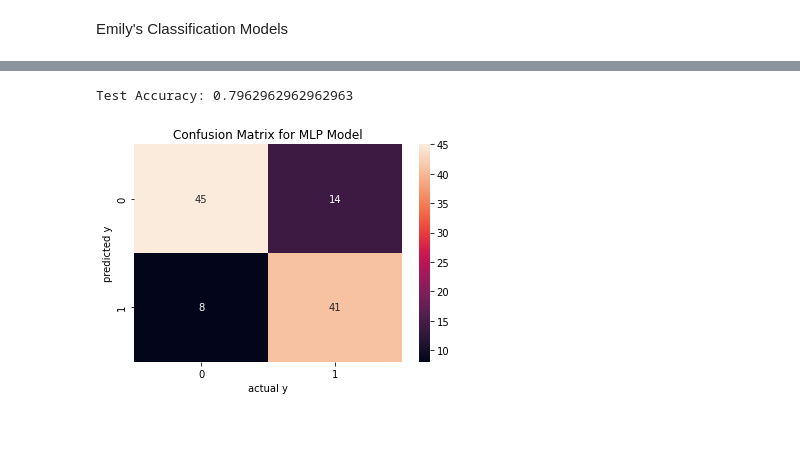
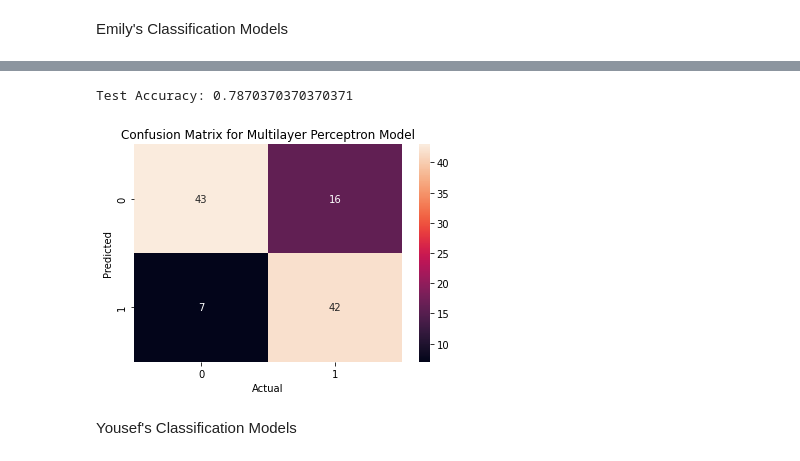
Before and after one commit to emmim25/Group08_Project, a Jupyter notebook: BMEN415_Group8_Final_Project_Models.ipynb, the cells around one changed output, grey strips where cells are left out. Saved outputs shown, nothing was run; the diff lists cells and outputs as text; code cells hidden in the pictures; blank space fills up the shorter version.

```diff
--- a/BMEN415_Group8_Final_Project_Models.ipynb
+++ b/BMEN415_Group8_Final_Project_Models.ipynb
@@ -58,10 +60,15 @@ from sklearn.model_selection import cross_val_predict
 from sklearn.metrics import r2_score
 from sklearn.metrics import mean_squared_error
 from math import sqrt
+from sklearn.preprocessing import StandardScaler
 
 x = data.drop(['logBCF'], axis =1)
 y = data.logBCF.values
 
 x_train, x_test, y_train, y_test = train_test_split(x,y, test_size=0.2, random_state = 42)
+
+sc = StandardScaler()
+x_train = sc.fit_transform(x_train)
+x_test = sc.transform(x_test)
 # %% [markdown]
 Yousef's Regression Models
@@ -234,3 +406,21 @@ x_train, x_test, y_train, y_test = train_test_split(x,y, test_size=0.2, random_s
+# %%
+
+
+#Resampling
+import imblearn
+from imblearn.under_sampling import RandomUnderSampler
+
+x = data.drop(['Outcome'], axis =1)
+y = data.Outcome.values
+
+resample = RandomUnderSampler(random_state=42,replacement=True)
+x,y=resample.fit_resample(x,y)
+
+x_train, x_test, y_train, y_test = train_test_split(x,y, test_size=0.2, random_state = 42)
+from sklearn.preprocessing import StandardScaler
+sc = StandardScaler()
+x_train = sc.fit_transform(x_train)
+x_test = sc.transform(x_test)
 # %%
 from sklearn.model_selection import cross_val_predict
 from sklearn.metrics import confusion_matrix
@@ -261,7 +451,7 @@ plt.plot(k, accuracy_kNN)
 
 k_optimum_index = np.where(accuracy_kNN == np.max(accuracy_kNN))
 print(k_optimum_index)
-k_optimum = 25 + 3
+k_optimum = 22 + 3
 print(k_optimum)
 
 kNN = neighbors.KNeighborsClassifier(k_optimum, weights='uniform')
@@ -313,20 +503,22 @@ Test Accuracy: 0.8148148148148148
 # %%
 from sklearn.neural_network import MLPClassifier
 
 MLP = MLPClassifier(random_state = 0, max_iter = 1000, activation='relu', solver='adam').fit(x_train, y_train)
 
 y_predict_mlp_test = MLP.predict(x_test)
 
 actual_test = y_test
 predicted_test = y_predict_mlp_test
 
 test_matrix = confusion_matrix(actual_test, predicted_test)
 sns.heatmap(test_matrix, annot=True)
-plt.xlabel('actual y')
-plt.ylabel('predicted y')
-plt.title("Confusion Matrix for MLP Model")
-test_accuracy_mlp = (test_matrix[0,0]+test_matrix[1,1])/(test_matrix[0,0]+test_matrix[0,1]+test_matrix[1,0]+test_matrix[1,1])
-print('Test Accuracy:', test_accuracy_mlp)
+plt.xlabel('Actual')
+plt.ylabel('Predicted')
+plt.title("Confusion Matrix for Multilayer Perceptron Model")
+test_accuracy = (test_matrix[0,0]+test_matrix[1,1])/(test_matrix[0,0]+test_matrix[0,1]+test_matrix[1,0]+test_matrix[1,1])
+print('Test Accuracy:', test_accuracy)
 # %% [output]
-Test Accuracy: 0.7962962962962963
+Test Accuracy: 0.7870370370370371
-[figure, old version]
+[figure, new version]
+# %% [markdown]
+Yousef's Classification Models
```
Also changed, not shown: parts of 24 cells of this notebook.
